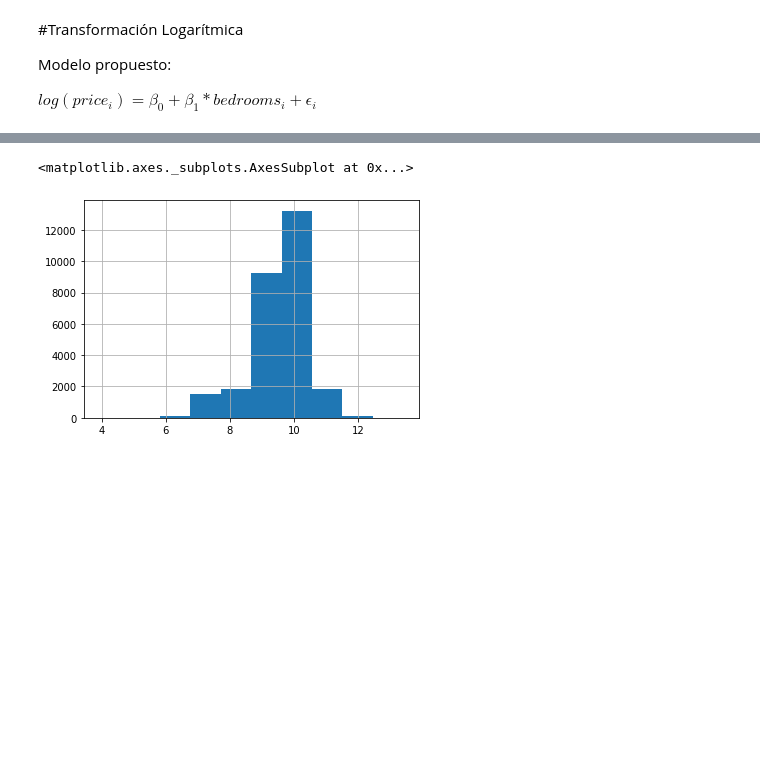
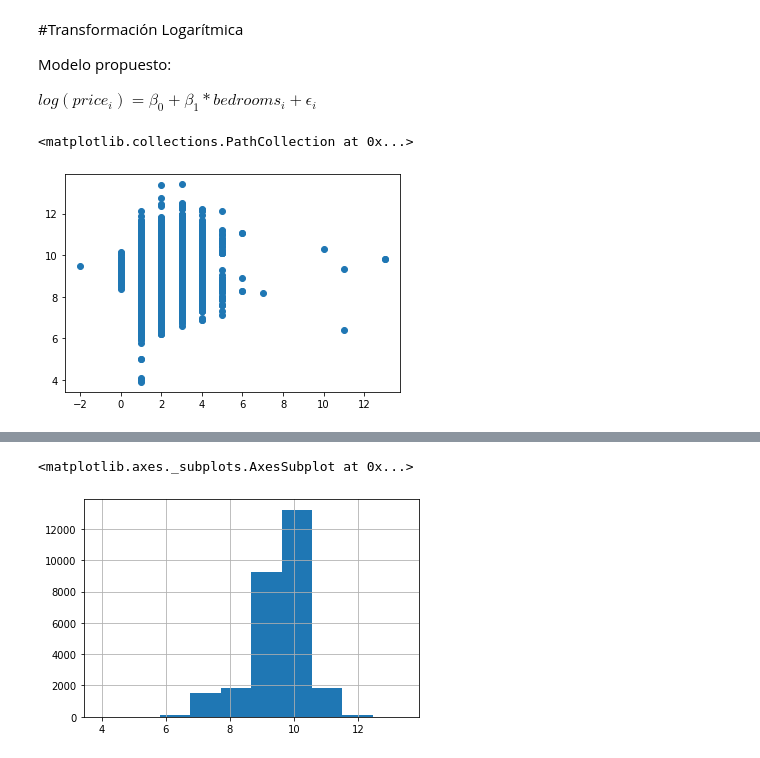
Before and after one commit to rpasquini/metodos_cuantitativos, a Jupyter notebook: OLS_3_Transformaciones_Dummies_RegMultiple.ipynb, the cells around one changed output, grey strips where cells are left out. Cells and saved outputs as stored; diff of their text form; code cells hidden in the pictures; blank space fills up the shorter version.

```diff
--- a/OLS_3_Transformaciones_Dummies_RegMultiple.ipynb
+++ b/OLS_3_Transformaciones_Dummies_RegMultiple.ipynb
@@ -172,3 +213,8 @@ Modelo propuesto:
 $log(price_i)=\beta_0+\beta_1*bedrooms_i+\epsilon_i$
 # %%
 datos['logprice']=np.log(datos.price)
+# %%
+plt.scatter(datos.bedrooms, datos.logprice)
+# %% [output]
+<matplotlib.collections.PathCollection at 0x...>
+[figure, added]
```
Also changed, not shown: parts of 18 cells of this notebook.
